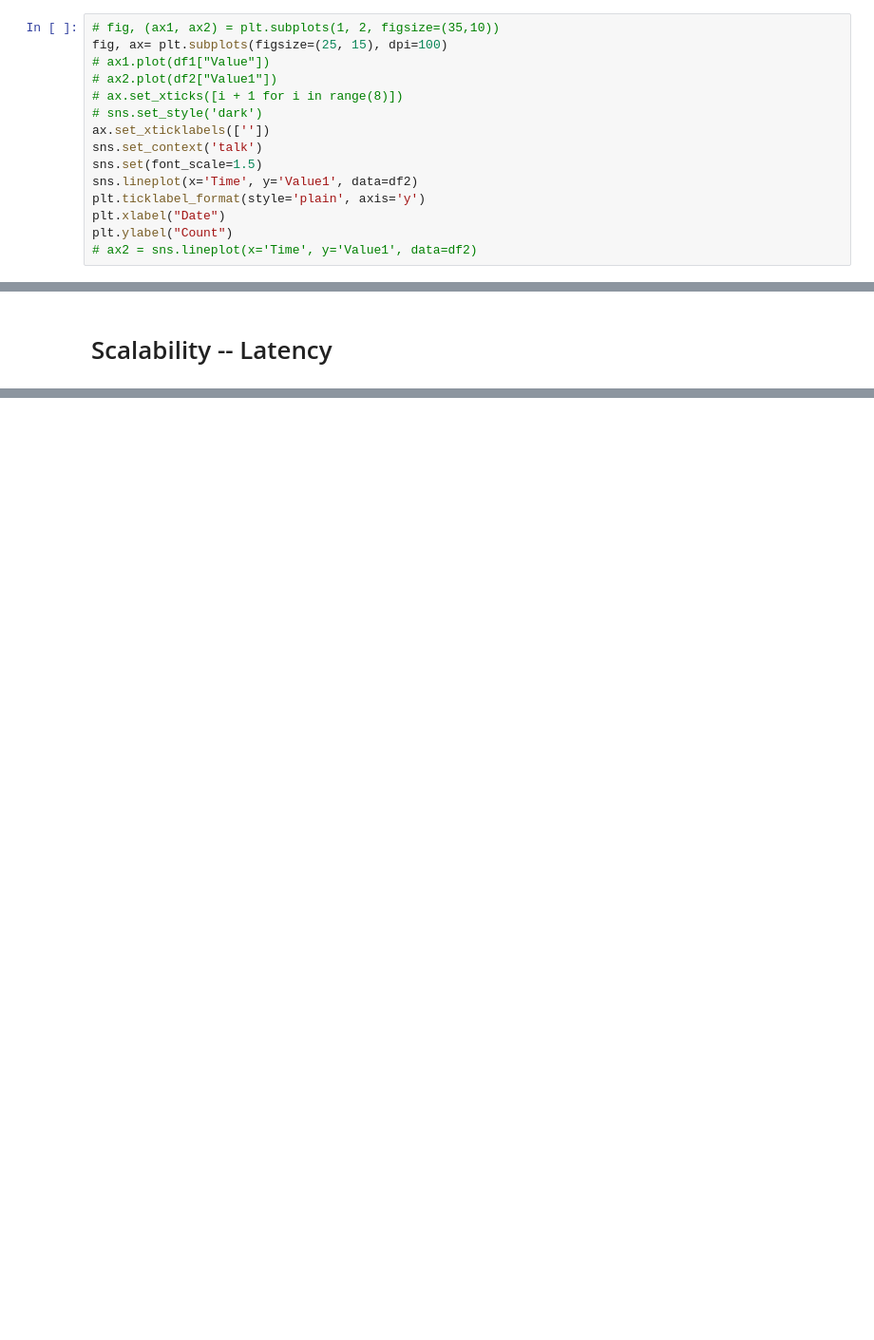
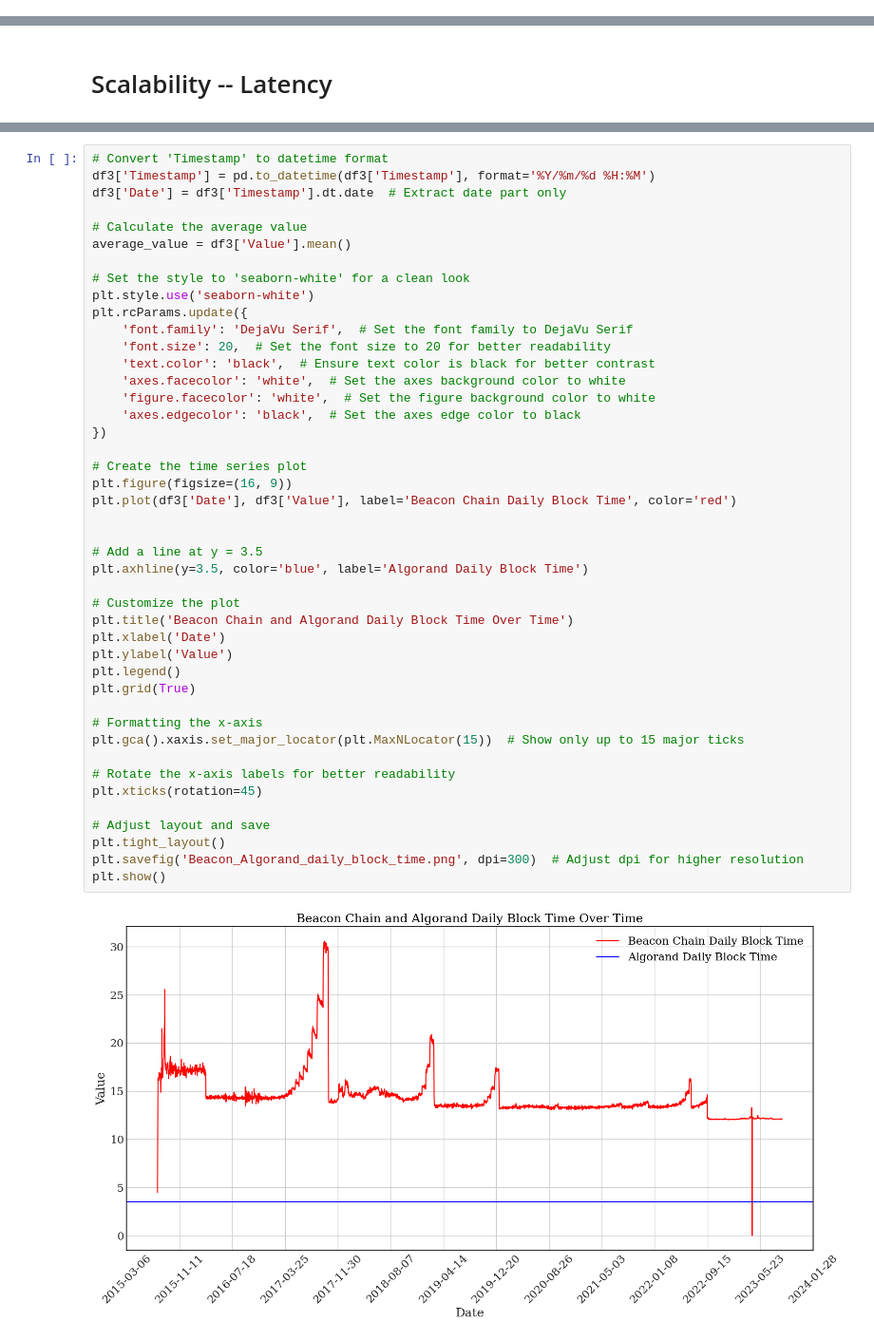
Before and after one commit to KerwinFuyihang/blockchain_analysis, a Jupyter notebook: experiment.ipynb, the cells around one changed output, grey strips where cells are left out. Shown at 95% size. Saved outputs shown, nothing was run; the diff lists cells and outputs as text; blank space fills up the shorter version.

```diff
--- a/experiment.ipynb
+++ b/experiment.ipynb
@@ -95,15 +143,0 @@ plt.rcParams.update({
-# %%
-# fig, (ax1, ax2) = plt.subplots(1, 2, figsize=(35,10))
-fig, ax= plt.subplots(figsize=(25, 15), dpi=100)
-# ax1.plot(df1["Value"])
-# ax2.plot(df2["Value1"])
-# ax.set_xticks([i + 1 for i in range(8)])
-# sns.set_style('dark')
-ax.set_xticklabels([''])
-sns.set_context('talk')
-sns.set(font_scale=1.5)
-sns.lineplot(x='Time', y='Value1', data=df2)
-plt.ticklabel_format(style='plain', axis='y')
-plt.xlabel("Date")
-plt.ylabel("Count")
-# ax2 = sns.lineplot(x='Time', y='Value1', data=df2)
@@ -137,0 +168,46 @@ dtype: float64
+# %%
+# Convert 'Timestamp' to datetime format
+df3['Timestamp'] = pd.to_datetime(df3['Timestamp'], format='%Y/%m/%d %H:%M')
+df3['Date'] = df3['Timestamp'].dt.date  # Extract date part only
+
+# Calculate the average value
+average_value = df3['Value'].mean()
+
+# Set the style to 'seaborn-white' for a clean look
+plt.style.use('seaborn-white')
+plt.rcParams.update({
+    'font.family': 'DejaVu Serif',  # Set the font family to DejaVu Serif
+    'font.size': 20,  # Set the font size to 20 for better readability
+    'text.color': 'black',  # Ensure text color is black for better contrast
+    'axes.facecolor': 'white',  # Set the axes background color to white
+    'figure.facecolor': 'white',  # Set the figure background color to white
+    'axes.edgecolor': 'black',  # Set the axes edge color to black
+})
+
+# Create the time series plot
+plt.figure(figsize=(16, 9))
+plt.plot(df3['Date'], df3['Value'], label='Beacon Chain Daily Block Time', color='red')
+
+
+# Add a line at y = 3.5
+plt.axhline(y=3.5, color='blue', label='Algorand Daily Block Time')
+
+# Customize the plot
+plt.title('Beacon Chain and Algorand Daily Block Time Over Time')
+plt.xlabel('Date')
+plt.ylabel('Value')
+plt.legend()
+plt.grid(True)
+
+# Formatting the x-axis
+plt.gca().xaxis.set_major_locator(plt.MaxNLocator(15))  # Show only up to 15 major ticks
+
+# Rotate the x-axis labels for better readability
+plt.xticks(rotation=45)
+
+# Adjust layout and save
+plt.tight_layout()
+plt.savefig('Beacon_Algorand_daily_block_time.png', dpi=300)  # Adjust dpi for higher resolution
+plt.show()
+# %% [output]
+[figure, added]
```
Also changed, not shown: parts of 34 cells of this notebook.
